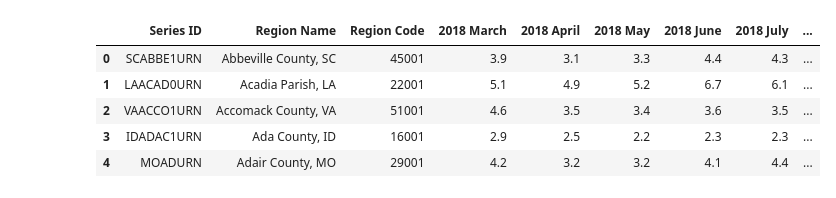
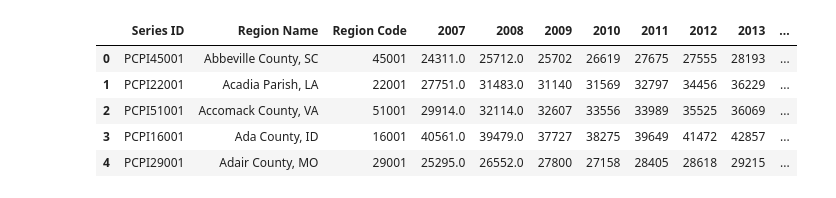
Before and after one commit to olegmrnv/texas_dream, a Jupyter notebook: Oleg/loading_data_into_SQL.ipynb, the cells around one changed output. Drawn from its saved outputs; the diff is of its cells as text; code cells hidden in the pictures.

```diff
--- a/Oleg/loading_data_into_SQL.ipynb
+++ b/Oleg/loading_data_into_SQL.ipynb
@@ -5,11 +5,11 @@ from sqlalchemy import create_engine
 df_unemp = pd.read_csv("Data/modified/Unemployment_Rate.csv")
 df_income = pd.read_csv("Data/modified/Per_Capita_Personal_Income.csv")
 # %%
-df_unemp.head()
+df_income.head()
 # %% [output]
-|  | Series ID | Region Name | Region Code | 2018 March | 2018 April | 2018 May | 2018 June | 2018 July | ... |
-| 0 | SCABBE1URN | Abbeville County, SC | 45001 | 3.9 | 3.1 | 3.3 | 4.4 | 4.3 | ... |
-| 1 | LAACAD0URN | Acadia Parish, LA | 22001 | 5.1 | 4.9 | 5.2 | 6.7 | 6.1 | ... |
-| 2 | VAACCO1URN | Accomack County, VA | 51001 | 4.6 | 3.5 | 3.4 | 3.6 | 3.5 | ... |
-| 3 | IDADAC1URN | Ada County, ID | 16001 | 2.9 | 2.5 | 2.2 | 2.3 | 2.3 | ... |
-| 4 | MOADURN | Adair County, MO | 29001 | 4.2 | 3.2 | 3.2 | 4.1 | 4.4 | ... |
+|  | Series ID | Region Name | Region Code | 2007 | 2008 | 2009 | 2010 | 2011 | 2012 | 2013 | ... |
+| 0 | PCPI45001 | Abbeville County, SC | 45001 | 24311.0 | 25712.0 | 25702 | 26619 | 27675 | 27555 | 28193 | ... |
+| 1 | PCPI22001 | Acadia Parish, LA | 22001 | 27751.0 | 31483.0 | 31140 | 31569 | 32797 | 34456 | 36229 | ... |
+| 2 | PCPI51001 | Accomack County, VA | 51001 | 29914.0 | 32114.0 | 32607 | 33556 | 33989 | 35525 | 36069 | ... |
+| 3 | PCPI16001 | Ada County, ID | 16001 | 40561.0 | 39479.0 | 37727 | 38275 | 39649 | 41472 | 42857 | ... |
+| 4 | PCPI29001 | Adair County, MO | 29001 | 25295.0 | 26552.0 | 27800 | 27158 | 28405 | 28618 | 29215 | ... |
```
Also changed, not shown: parts of 6 cells of this notebook, 4 other files.
